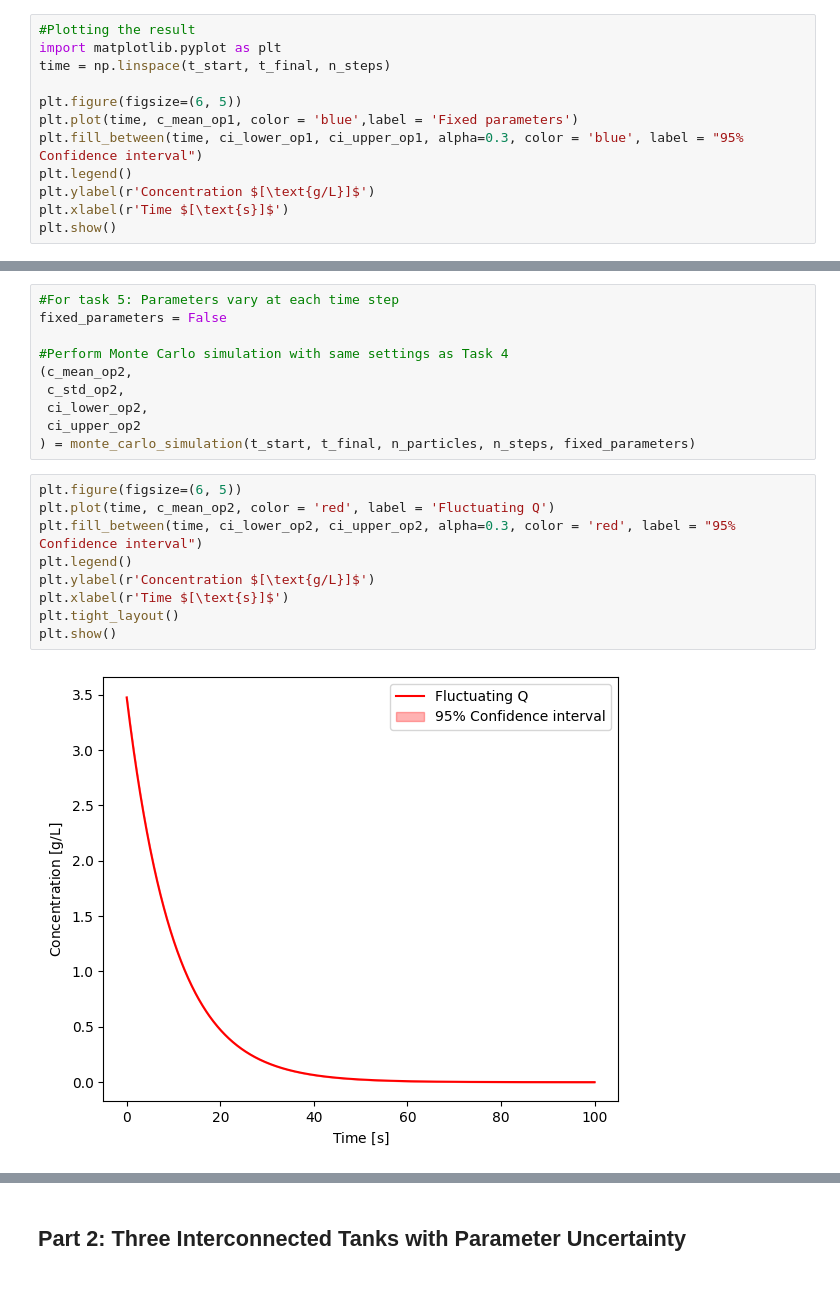
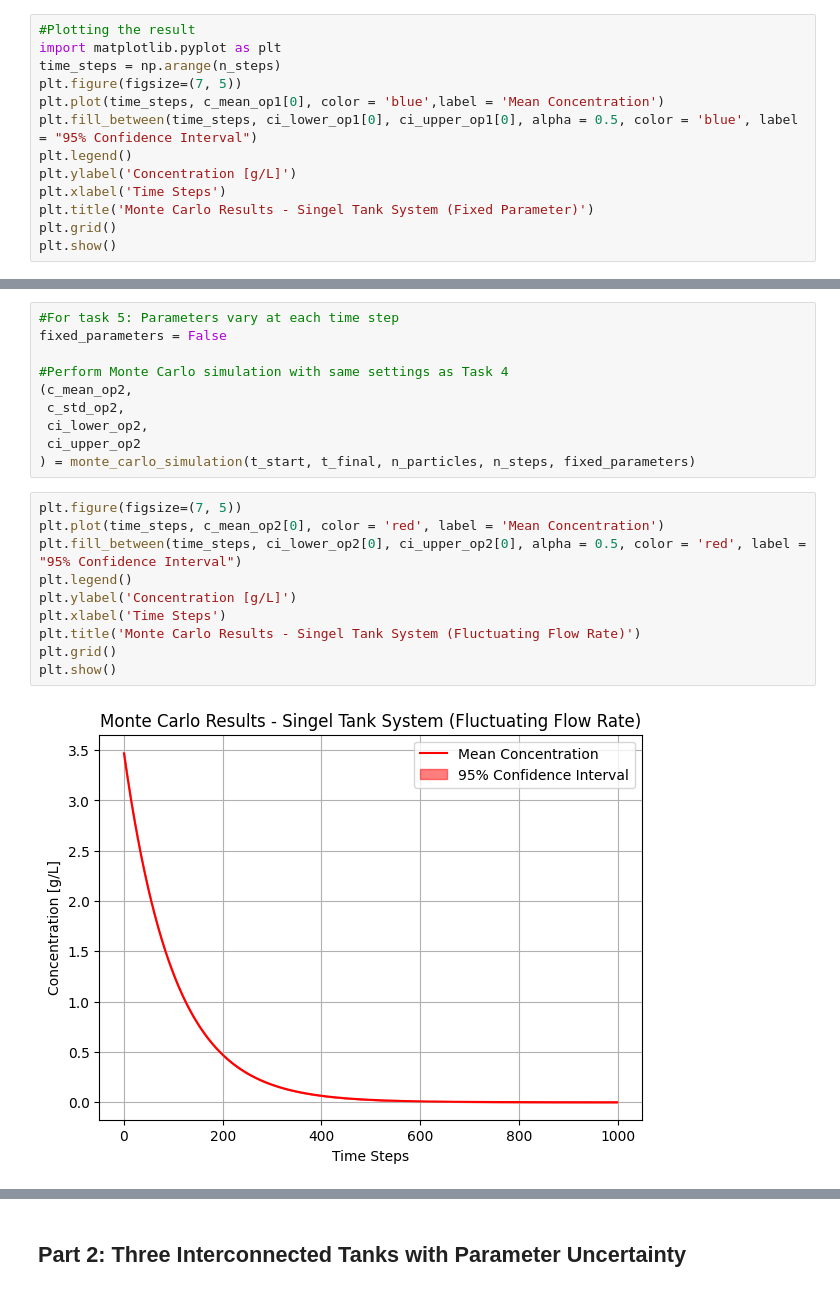
Before and after one commit to simengaasland/MOD510-Projects, a Jupyter notebook: Project 4/Project4_Report.ipynb, the cells around one changed output, grey strips where cells are left out. Saved outputs shown, nothing was run; the diff lists cells and outputs as text.

```diff
--- a/Project 4/Project4_Report.ipynb
+++ b/Project 4/Project4_Report.ipynb
@@ -247,13 +254,14 @@ fixed_parameters = True
 # %%
 #Plotting the result
 import matplotlib.pyplot as plt
-time = np.linspace(t_start, t_final, n_steps)
-
-plt.figure(figsize=(6, 5))
-plt.plot(time, c_mean_op1, color = 'blue',label = 'Fixed parameters')
-plt.fill_between(time, ci_lower_op1, ci_upper_op1, alpha=0.3, color = 'blue', label = "95% Confidence interval")
+time_steps = np.arange(n_steps)
+plt.figure(figsize=(7, 5))
+plt.plot(time_steps, c_mean_op1[0], color = 'blue',label = 'Mean Concentration')
+plt.fill_between(time_steps, ci_lower_op1[0], ci_upper_op1[0], alpha = 0.5, color = 'blue', label = "95% Confidence Interval")
 plt.legend()
-plt.ylabel(r'Concentration $[\text{g/L}]$')
-plt.xlabel(r'Time $[\text{s}]$')
+plt.ylabel('Concentration [g/L]')
+plt.xlabel('Time Steps')
+plt.title('Monte Carlo Results - Singel Tank System (Fixed Parameter)')
+plt.grid()
 plt.show()
 # %% [output]
@@ -275,13 +287,14 @@ fixed_parameters = False
  ci_upper_op2
 ) = monte_carlo_simulation(t_start, t_final, n_particles, n_steps, fixed_parameters)
 # %%
-plt.figure(figsize=(6, 5))
-plt.plot(time, c_mean_op2, color = 'red', label = 'Fluctuating Q')
-plt.fill_between(time, ci_lower_op2, ci_upper_op2, alpha=0.3, color = 'red', label = "95% Confidence interval")
+plt.figure(figsize=(7, 5))
+plt.plot(time_steps, c_mean_op2[0], color = 'red', label = 'Mean Concentration')
+plt.fill_between(time_steps, ci_lower_op2[0], ci_upper_op2[0], alpha = 0.5, color = 'red', label = "95% Confidence Interval")
 plt.legend()
-plt.ylabel(r'Concentration $[\text{g/L}]$')
-plt.xlabel(r'Time $[\text{s}]$')
-plt.tight_layout()
+plt.ylabel('Concentration [g/L]')
+plt.xlabel('Time Steps')
+plt.title('Monte Carlo Results - Singel Tank System (Fluctuating Flow Rate)')
+plt.grid()
 plt.show()
 # %% [output]
-[figure, old version]
+[figure, new version]
```
Also changed, not shown: parts of 40 cells of this notebook.
